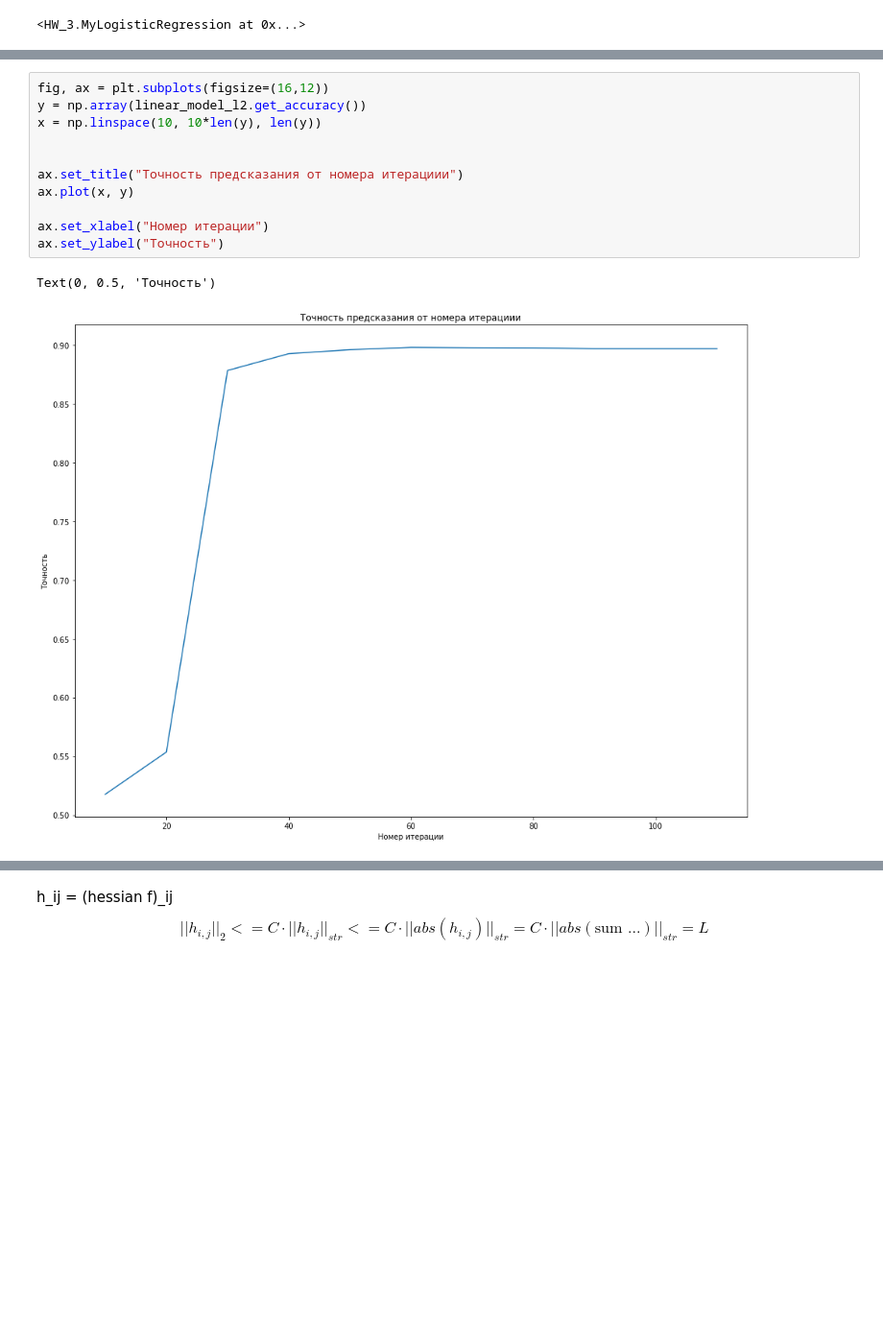
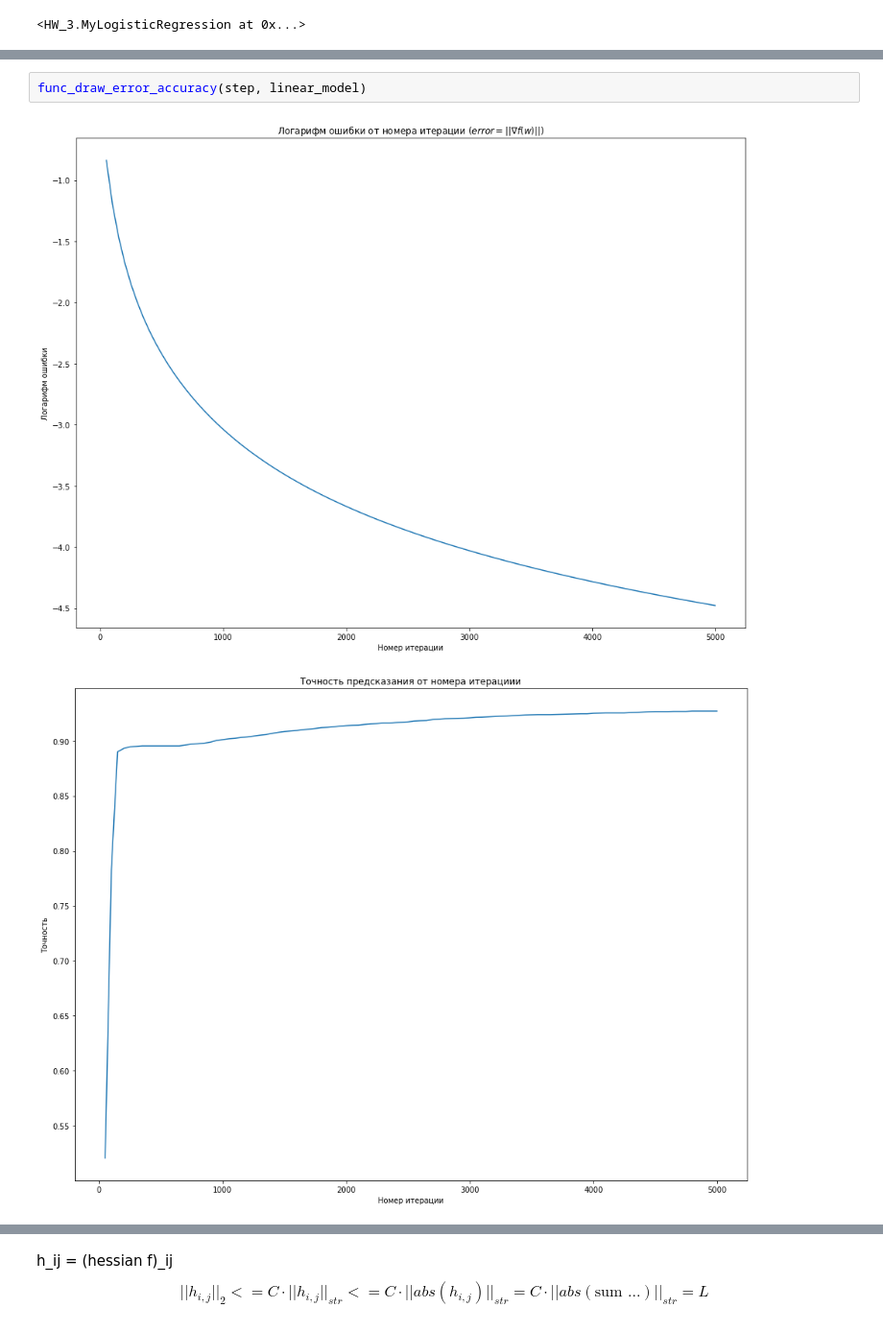
Before and after one commit to kreininmv/Applied-optimization, a Jupyter notebook: Homework/Kreinin_Matvei_Optimization_HW_3.ipynb, the cells around one changed output, grey strips where cells are left out. Shown: that part at 96% size. Cells and saved outputs as stored; diff of their text form; blank space fills up the shorter version.

```diff
--- a/Homework/Kreinin_Matvei_Optimization_HW_3.ipynb
+++ b/Homework/Kreinin_Matvei_Optimization_HW_3.ipynb
@@ -187,17 +151,8 @@ Text(0, 0.5, 'Логарифм ошибки')
-# %%
-fig, ax = plt.subplots(figsize=(16,12))
-y = np.array(linear_model_l2.get_accuracy())
-x = np.linspace(10, 10*len(y), len(y))
-
-
-ax.set_title("Точность предсказания от номера итерациии")
-ax.plot(x, y)
-
-ax.set_xlabel("Номер итерации")
-ax.set_ylabel("Точность")
-# %% [output]
-Text(0, 0.5, 'Точность')
-[figure, removed]
+# %%
+func_draw_error_accuracy(step, linear_model)
+# %% [output]
+[figure, added]
+[figure, added]
 # %%
 y_pred1 = linear_model.predict(X_test)
 y_pred2 = linear_model_l2.predict(X_test)
```
Also changed, not shown: parts of 8 cells of this notebook, 1 other file.
